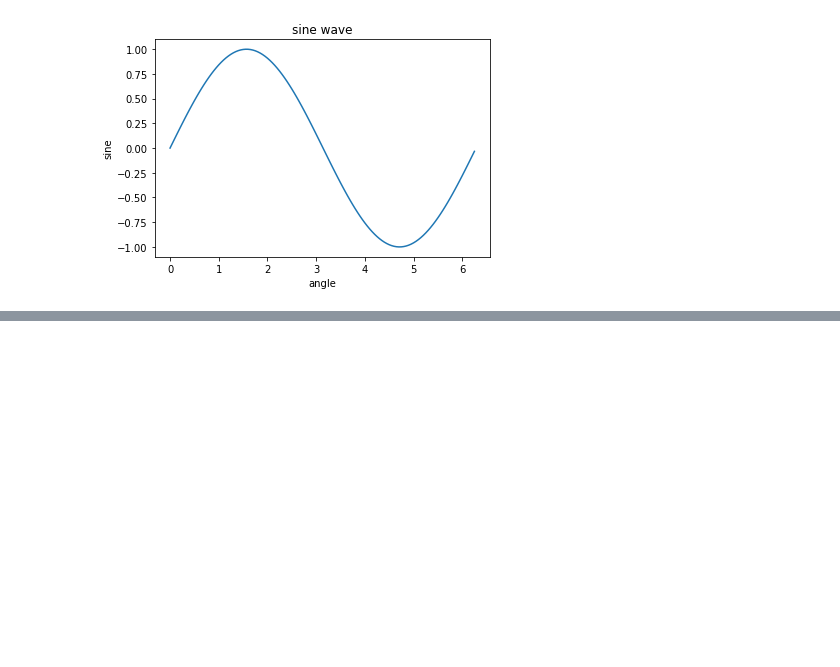
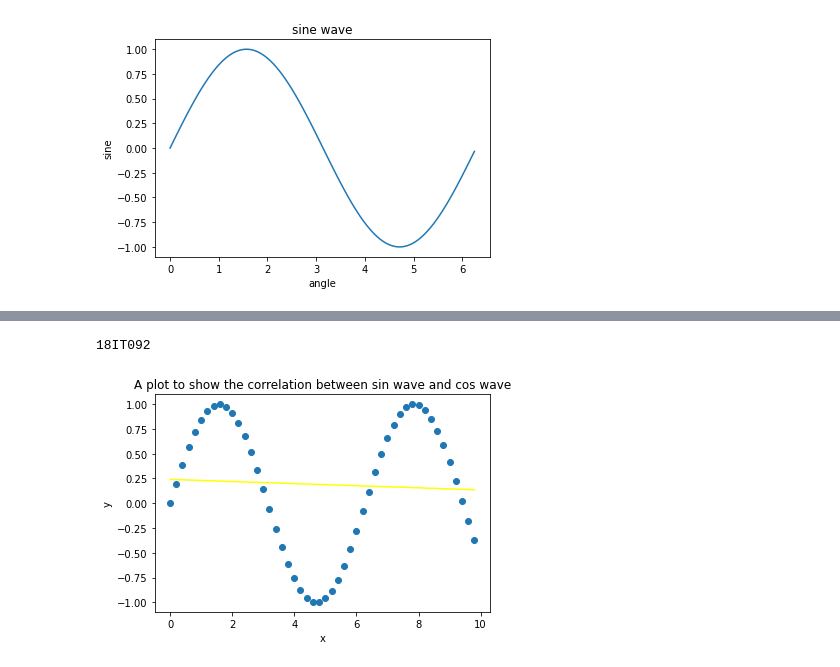
Before and after one commit to neel004/Machine-Learning-and-Application, a Jupyter notebook: lab-1/intro_to_matplotlib.ipynb, the cells around one changed output, grey strips where cells are left out. Saved outputs shown, nothing was run; the diff lists cells and outputs as text; code cells hidden in the pictures; blank space fills up the shorter version.

```diff
--- a/lab-1/intro_to_matplotlib.ipynb
+++ b/lab-1/intro_to_matplotlib.ipynb
@@ -25,0 +49,11 @@ plt.show()
+# %%
+print("18IT092")
+plt.scatter(x, y)
+plt.title('A plot to show the correlation between sin wave and cos wave')
+plt.xlabel('x')
+plt.ylabel('y')
+plt.plot(np.unique(x), np.poly1d(np.polyfit(x, y, 1))(np.unique(x)), color='yellow')
+plt.show()
+# %% [output]
+18IT092
+[figure, added]
```
Also changed, not shown: parts of 3 cells of this notebook, 1 other file.
